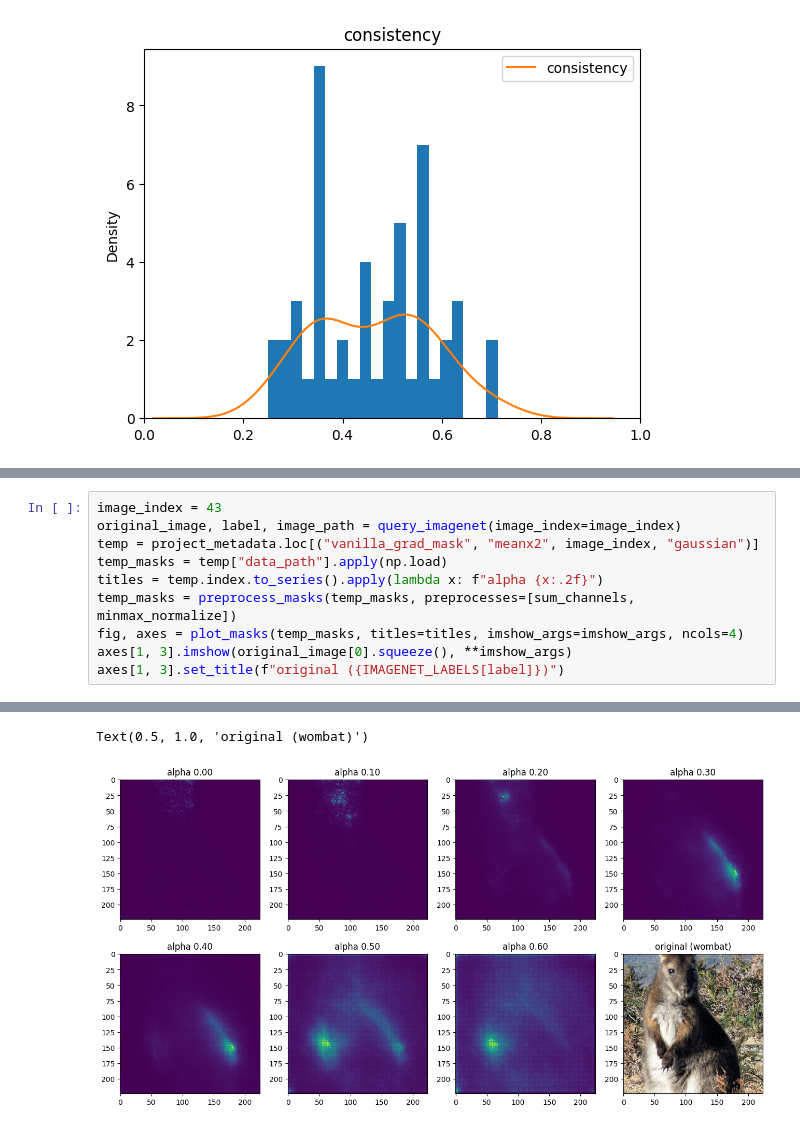
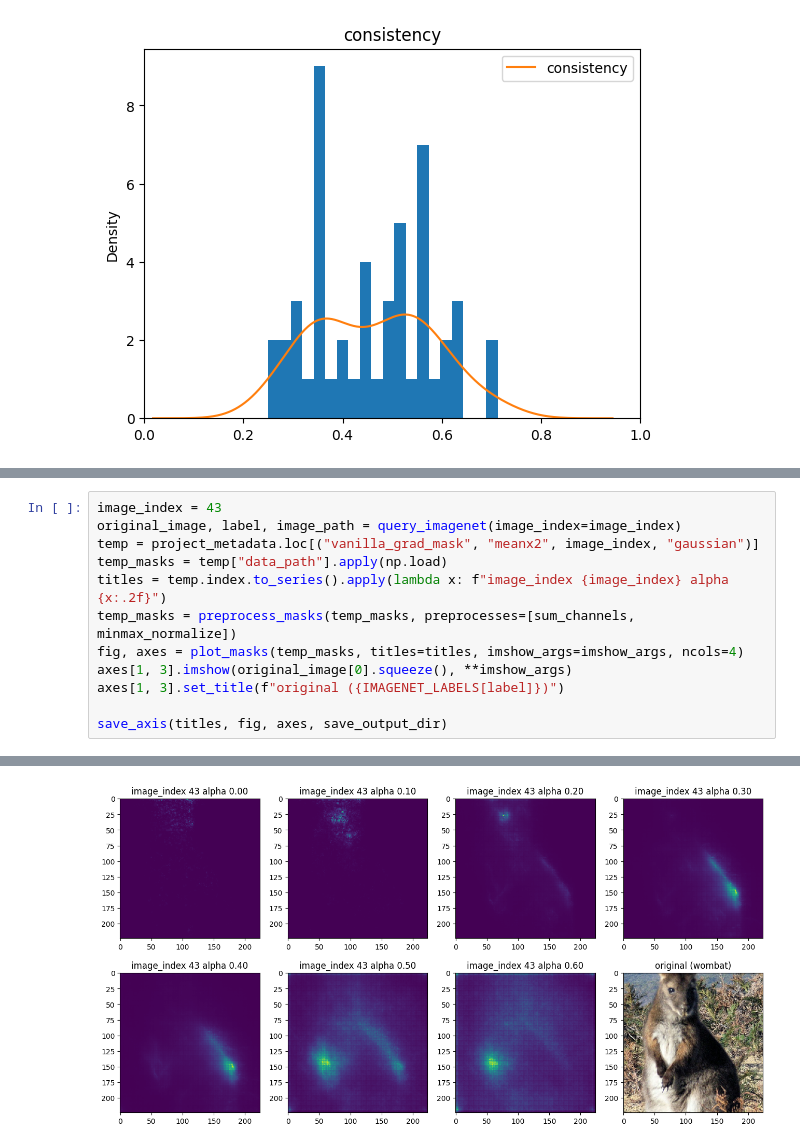
Before and after one commit to Amir-Mehrpanah/On-Spectral-Properties-of-Gradient-based-Explanation-Methods-ECCV24, a Jupyter notebook: experiments/experiment_6_0.ipynb, the cells around one changed output, grey strips where cells are left out. Cells and saved outputs as stored; diff of their text form.

```diff
--- a/experiments/experiment_6_0.ipynb
+++ b/experiments/experiment_6_0.ipynb
@@ -137,9 +157,11 @@ image_index = 43
 original_image, label, image_path = query_imagenet(image_index=image_index)
 temp = project_metadata.loc[("vanilla_grad_mask", "meanx2", image_index, "gaussian")]
 temp_masks = temp["data_path"].apply(np.load)
-titles = temp.index.to_series().apply(lambda x: f"alpha {x:.2f}")
+titles = temp.index.to_series().apply(lambda x: f"image_index {image_index} alpha {x:.2f}")
 temp_masks = preprocess_masks(temp_masks, preprocesses=[sum_channels, minmax_normalize])
 fig, axes = plot_masks(temp_masks, titles=titles, imshow_args=imshow_args, ncols=4)
 axes[1, 3].imshow(original_image[0].squeeze(), **imshow_args)
 axes[1, 3].set_title(f"original ({IMAGENET_LABELS[label]})")
+
+save_axis(titles, fig, axes, save_output_dir)
 # %% [output]
@@ -149,3 +171,2 @@ axes[1, 3].set_title(f"original ({IMAGENET_LABELS[label]})")
          [[{{node Placeholder/_1}}]]
-Text(0.5, 1.0, 'original (wombat)')
-[figure, old version]
+[figure, new version]
```
Also changed, not shown: parts of 4 cells of this notebook, 5 other files.
